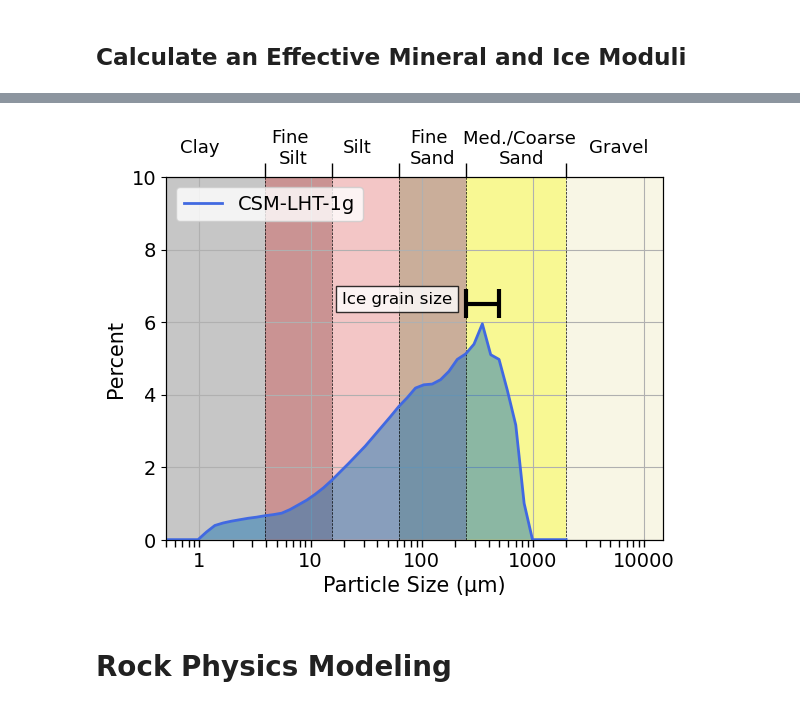
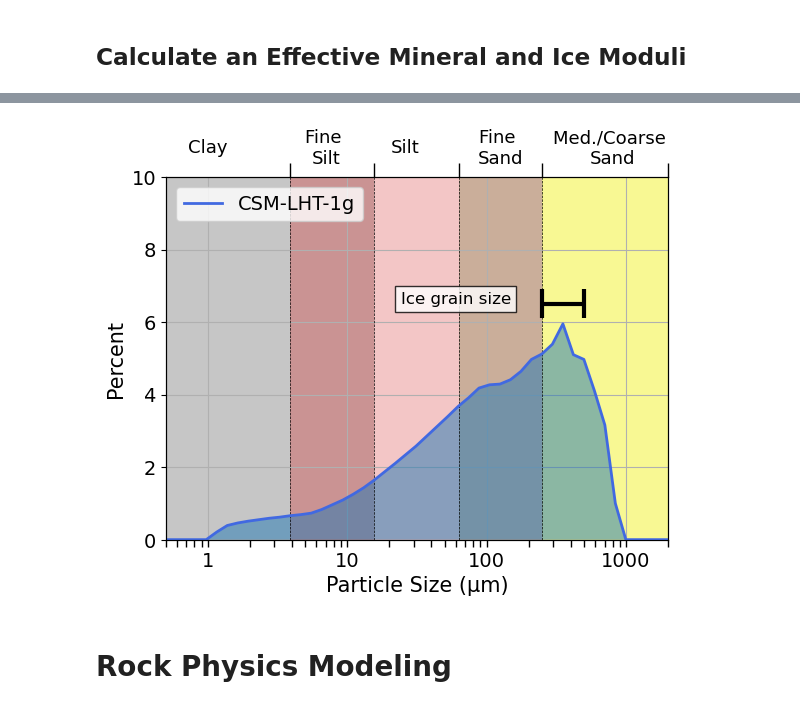
Before and after one commit to astroChance/LunarIce, a Jupyter notebook: notebooks/Icy_Regolith_Modeling.ipynb, the cells around one changed output, grey strips where cells are left out. Saved outputs shown, nothing was run; the diff lists cells and outputs as text; code cells hidden in the pictures.

```diff
--- a/notebooks/Icy_Regolith_Modeling.ipynb
+++ b/notebooks/Icy_Regolith_Modeling.ipynb
@@ -665,7 +700,7 @@ grain_colors = ["gray", "darkred", "lightcoral", "saddlebrown", "yellow", "lemon
 
 fig, ax = plt.subplots(nrows=1, ncols=1, figsize=(6, 5))
 # xlims=(2**-1, 12.5**3)
-xlims=(5e-1, 15e3)
+xlims=(5e-1, 2e3)
 zorder = 5
 
 
@@ -707,36 +742,36 @@ ax.legend(loc="upper left", fontsize=14)
 sizeax0 = ax.twiny()
 sizeax0.set(xlim=(xlims[0], xlims[1]),
           xscale="log")
 sizeax0.set_xticks(ticks=particle_boundaries[:-1]) #NOTE: this MUST be called AFTER setting log scale
 sizeax0.get_xaxis().set_tick_params(which='minor', size=0, width=0)
 sizeax0.get_xaxis().set_tick_params(which='major', size=10, width=1)
 sizeax0.text(1, 10.8, "Clay", va="center", ha="center", rotation=0, fontsize=13)
 sizeax0.text(7, 10.8, "Fine \nSilt", va="center", ha="center", rotation=0, fontsize=13)
 sizeax0.text(26, 10.8, "Silt", va="center", ha="center", rotation=0, fontsize=13)
 sizeax0.text(125, 10.8, "Fine \nSand", va="center", ha="center", rotation=0, fontsize=13)
 sizeax0.text(800, 10.8, "Med./Coarse \nSand", va="center", ha="center", rotation=0, fontsize=13)
-sizeax0.text(6000, 10.8, "Gravel", va="center", ha="center", rotation=0, fontsize=13)
+# sizeax0.text(6000, 10.8, "Gravel", va="center", ha="center", rotation=0, fontsize=13)
 
 # ax[0].text(2e-1, 10.8, "a", ha="center", va="center", fontweight="bold", fontsize=15,
 #           bbox={"facecolor":"white", "alpha":1, "edgecolor":"black"})
 
 ## Ice grain size
 ax.hlines(y=6.5, xmin=250, xmax=500, color="black", lw=3)
 ax.vlines(x=250, ymin=6.1, ymax=6.9, color="black", lw=3)
 ax.vlines(x=500, ymin=6.1, ymax=6.9, color="black", lw=3)
 ax.text(60, 6.5, "Ice grain size",
         bbox={"facecolor":"white", "alpha":0.8, "edgecolor":"black"},
        horizontalalignment='center', fontsize=12)
 
 
 
 
 plt.subplots_adjust(top=0.9)
 plt.tight_layout()
 plt.show()
-# plt.savefig("../../../Research Work/Papers/pub1/pub1_figs/fig1_grain_size.jpg", dpi=1000, bbox_inches = "tight")
+# plt.savefig("../../../Research Work/Papers/pub2/pub2_figs/grain_size.jpg", dpi=1000, bbox_inches = "tight")
 # %% [output]
-[figure, old version]
+[figure, new version]
 # %% [markdown]
 # Rock Physics Modeling
 # %%
```
Also changed, not shown: parts of 11 cells of this notebook, 2 other files.
